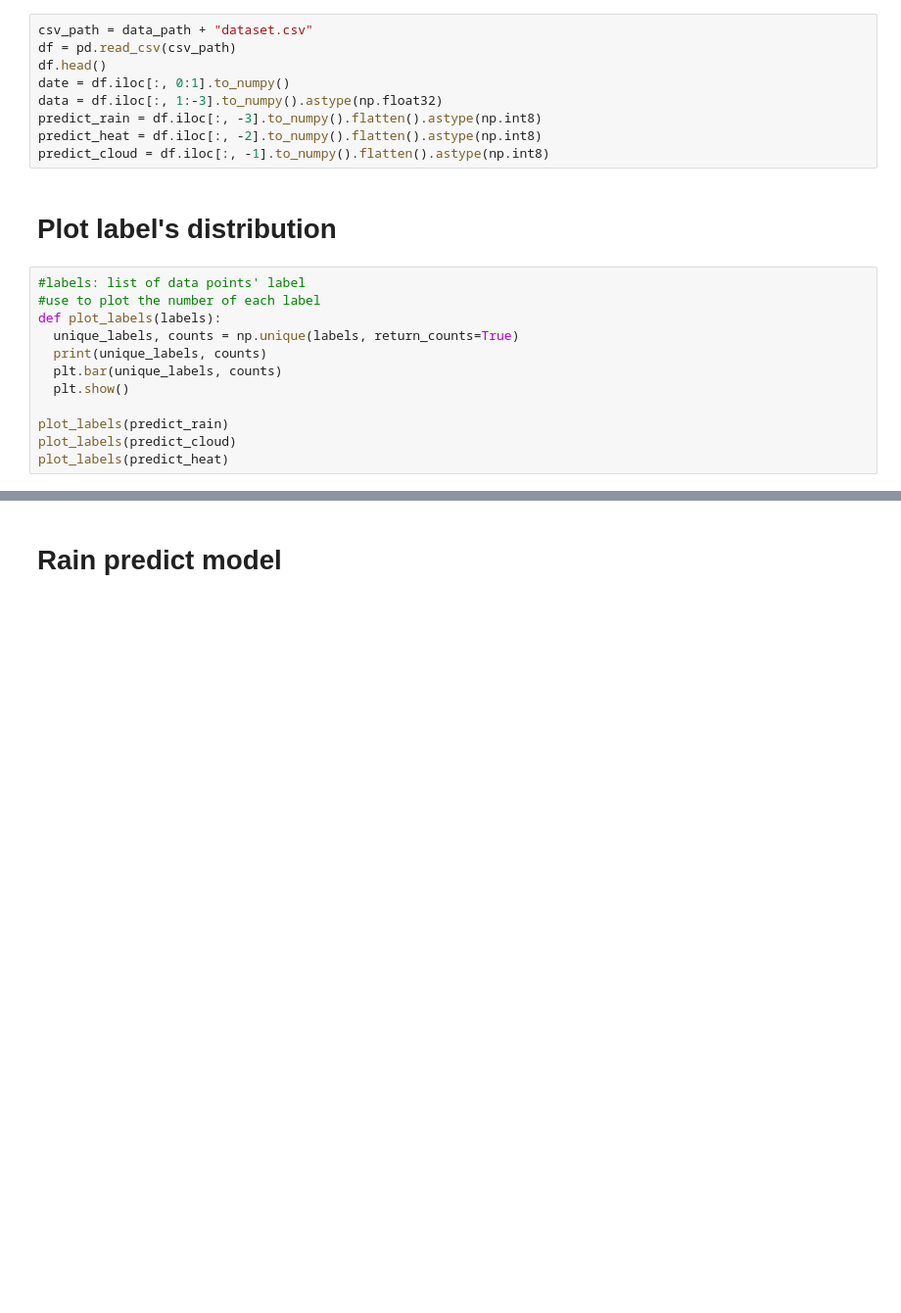
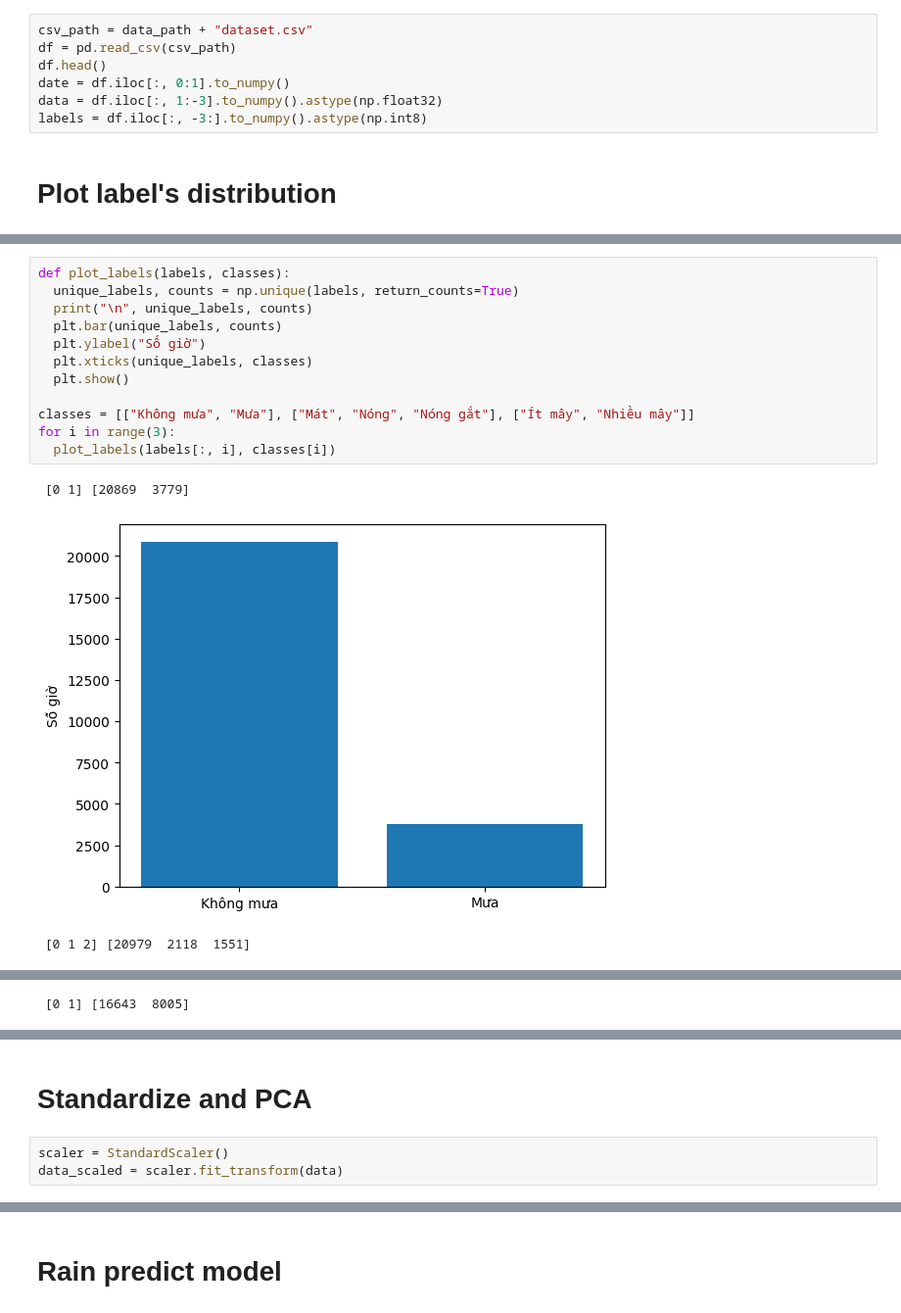
Before and after one commit to Cancogang69/SE355, a Jupyter notebook: model_1.ipynb, the cells around one changed output, grey strips where cells are left out. Shown: that part at 98% size. Drawn from its saved outputs; the diff is of its cells as text; blank space fills up the shorter version.

```diff
--- a/model_1.ipynb
+++ b/model_1.ipynb
@@ -60,20 +53,6 @@ df = pd.read_csv(csv_path)
 df.head()
 date = df.iloc[:, 0:1].to_numpy()
 data = df.iloc[:, 1:-3].to_numpy().astype(np.float32)
-predict_rain = df.iloc[:, -3].to_numpy().flatten().astype(np.int8)
-predict_heat = df.iloc[:, -2].to_numpy().flatten().astype(np.int8)
-predict_cloud = df.iloc[:, -1].to_numpy().flatten().astype(np.int8)
+labels = df.iloc[:, -3:].to_numpy().astype(np.int8)
 # %% [markdown]
 # Plot label's distribution
-# %%
-#labels: list of data points' label
-#use to plot the number of each label
-def plot_labels(labels):
-  unique_labels, counts = np.unique(labels, return_counts=True)
-  print(unique_labels, counts)
-  plt.bar(unique_labels, counts)
-  plt.show()
-
-plot_labels(predict_rain)
-plot_labels(predict_cloud)
-plot_labels(predict_heat)
@@ -86,0 +59,16 @@ plot_labels(predict_heat)
+# %%
+def plot_labels(labels, classes):
+  unique_labels, counts = np.unique(labels, return_counts=True)
+  print("\n", unique_labels, counts)
+  plt.bar(unique_labels, counts)
+  plt.ylabel("Số giờ")
+  plt.xticks(unique_labels, classes)
+  plt.show()
+
+classes = [["Không mưa", "Mưa"], ["Mát", "Nóng", "Nóng gắt"], ["Ít mây", "Nhiều mây"]]
+for i in range(3):
+  plot_labels(labels[:, i], classes[i])
+# %% [output]
+ [0 1] [20869  3779]
+[figure, added]
+ [0 1 2] [20979  2118  1551]
@@ -86,0 +76 @@ plot_labels(predict_heat)
+ [0 1] [16643  8005]
@@ -86,0 +78,5 @@ plot_labels(predict_heat)
+# %% [markdown]
+# Standardize and PCA
+# %%
+scaler = StandardScaler()
+data_scaled = scaler.fit_transform(data)
```
Also changed, not shown: parts of 137 cells of this notebook.
